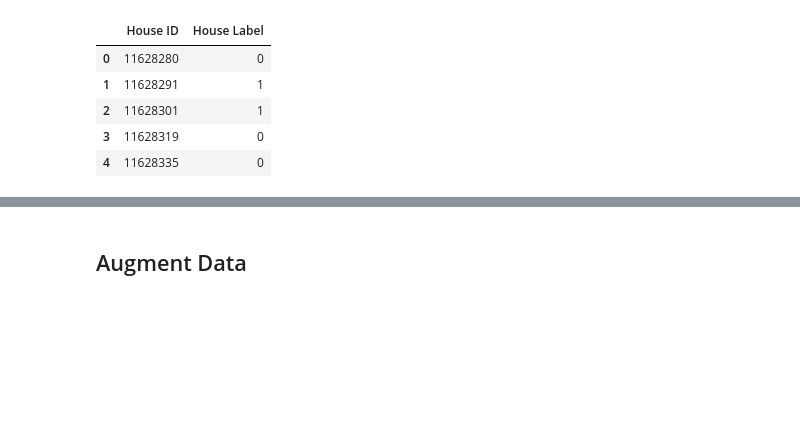
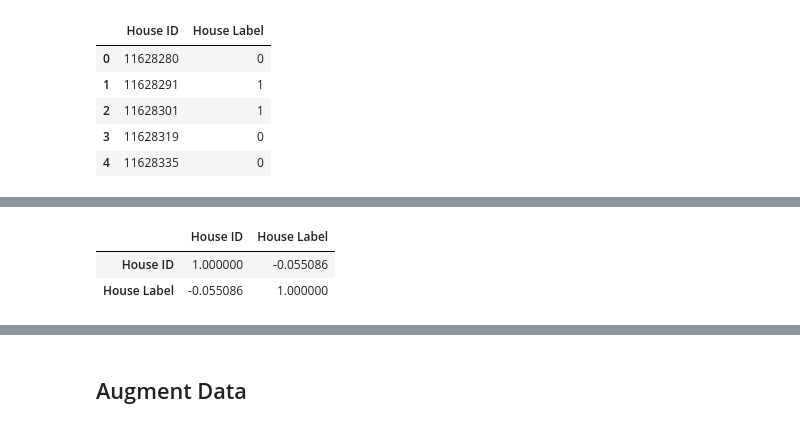
Before and after one commit to torenunez/udacity-mlnd-capstone, a Jupyter notebook: ev_capstone.ipynb, the cells around one changed output, grey strips where cells are left out. Saved outputs shown, nothing was run; the diff lists cells and outputs as text; code cells hidden in the pictures; blank space fills up the shorter version.

```diff
--- a/ev_capstone.ipynb
+++ b/ev_capstone.ipynb
@@ -269,3 +277,9 @@ display(house_id_label.head())
+# %%
+house_id_label.corr()
+# %% [output]
+|  | House ID | House Label |
+| House ID | 1.000000 | -0.055086 |
+| House Label | -0.055086 | 1.000000 |
 # %%
 plt.figure(figsize=(20,10))
 plt.scatter(x=house_id_label['House ID'], y=house_id_label['House Label'])
```
Also changed, not shown: parts of 12 cells of this notebook, 1 other file.
